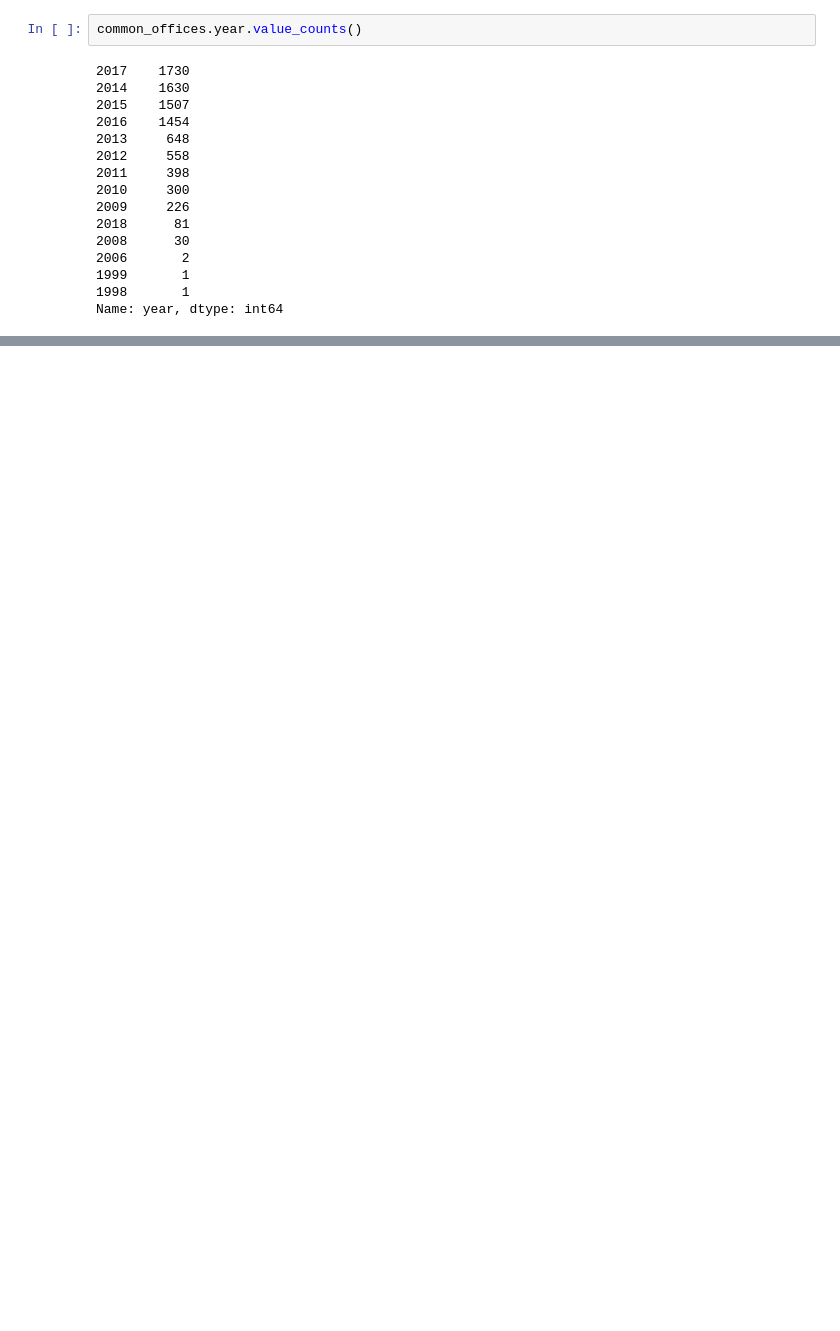
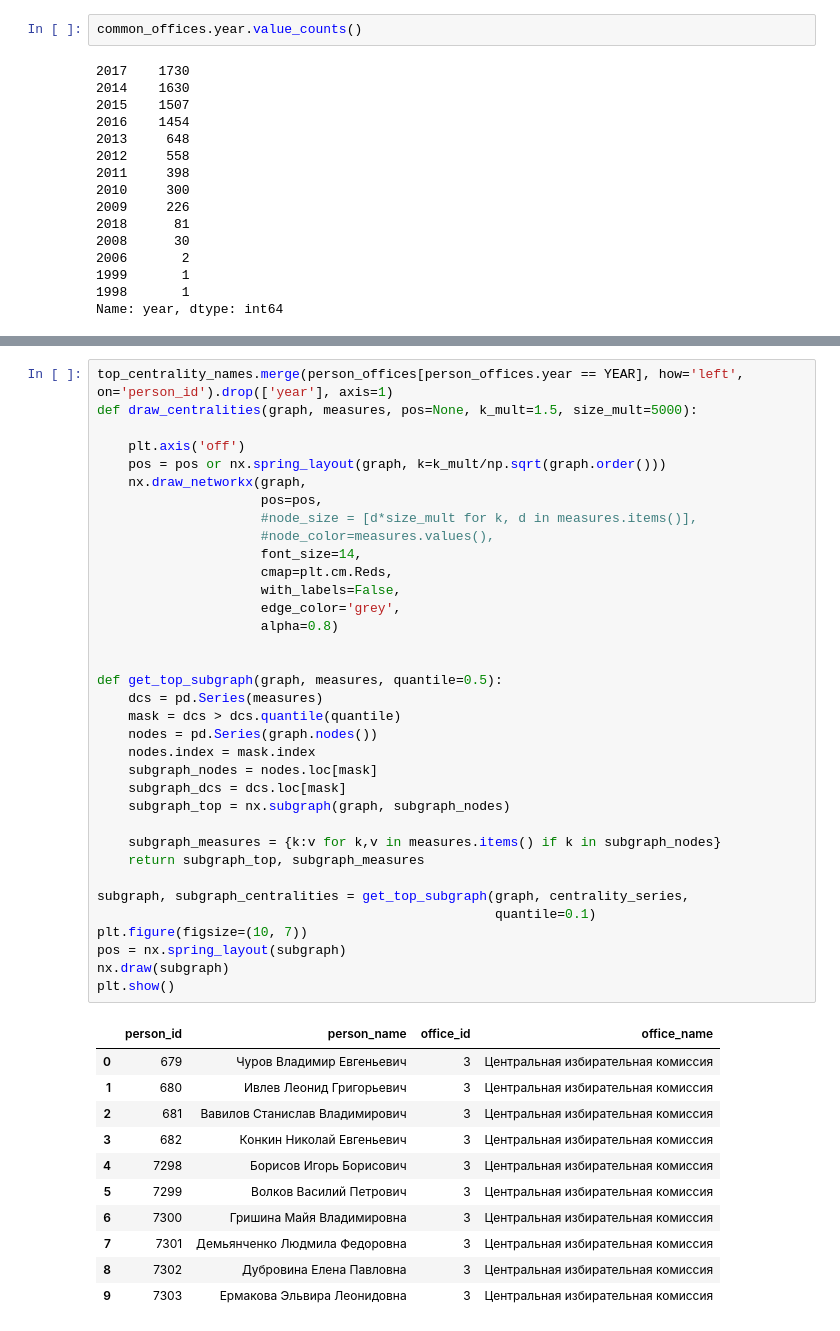
Before and after one commit to mikhmakarov/officials_network, a Jupyter notebook: graph_exploration.ipynb, the cells around one changed output, grey strips where cells are left out. Cells and saved outputs as stored; diff of their text form; blank space fills up the shorter version.

```diff
--- a/graph_exploration.ipynb
+++ b/graph_exploration.ipynb
@@ -96,0 +121,47 @@ top_centrality_names
+# %%
+top_centrality_names.merge(person_offices[person_offices.year == YEAR], how='left', on='person_id').drop(['year'], axis=1)
+def draw_centralities(graph, measures, pos=None, k_mult=1.5, size_mult=5000):
+
+    plt.axis('off')
+    pos = pos or nx.spring_layout(graph, k=k_mult/np.sqrt(graph.order()))
+    nx.draw_networkx(graph,
+                     pos=pos,
+                     #node_size = [d*size_mult for k, d in measures.items()],
+                     #node_color=measures.values(),
+                     font_size=14,
+                     cmap=plt.cm.Reds,
+                     with_labels=False,
+                     edge_color='grey',
+                     alpha=0.8)
+
+
+def get_top_subgraph(graph, measures, quantile=0.5):
+    dcs = pd.Series(measures)
+    mask = dcs > dcs.quantile(quantile)
+    nodes = pd.Series(graph.nodes())
+    nodes.index = mask.index
+    subgraph_nodes = nodes.loc[mask]
+    subgraph_dcs = dcs.loc[mask]
+    subgraph_top = nx.subgraph(graph, subgraph_nodes)
+
+    subgraph_measures = {k:v for k,v in measures.items() if k in subgraph_nodes}
+    return subgraph_top, subgraph_measures
+
+subgraph, subgraph_centralities = get_top_subgraph(graph, centrality_series,
+                                                   quantile=0.1)
+plt.figure(figsize=(10, 7))
+pos = nx.spring_layout(subgraph)
+nx.draw(subgraph)
+plt.show()
+# %% [output]
+|  | person_id | person_name | office_id | office_name |
+| 0 | 679 | Чуров Владимир Евгеньевич | 3 | Центральная избирательная комиссия |
+| 1 | 680 | Ивлев Леонид Григорьевич | 3 | Центральная избирательная комиссия |
+| 2 | 681 | Вавилов Станислав Владимирович | 3 | Центральная избирательная комиссия |
+| 3 | 682 | Конкин Николай Евгеньевич | 3 | Центральная избирательная комиссия |
+| 4 | 7298 | Борисов Игорь Борисович | 3 | Центральная избирательная комиссия |
+| 5 | 7299 | Волков Василий Петрович | 3 | Центральная избирательная комиссия |
+| 6 | 7300 | Гришина Майя Владимировна | 3 | Центральная избирательная комиссия |
+| 7 | 7301 | Демьянченко Людмила Федоровна | 3 | Центральная избирательная комиссия |
+| 8 | 7302 | Дубровина Елена Павловна | 3 | Центральная избирательная комиссия |
+| 9 | 7303 | Ермакова Эльвира Леонидовна | 3 | Центральная избирательная комиссия |
```
Also changed, not shown: parts of 11 cells of this notebook, 1 other file.
